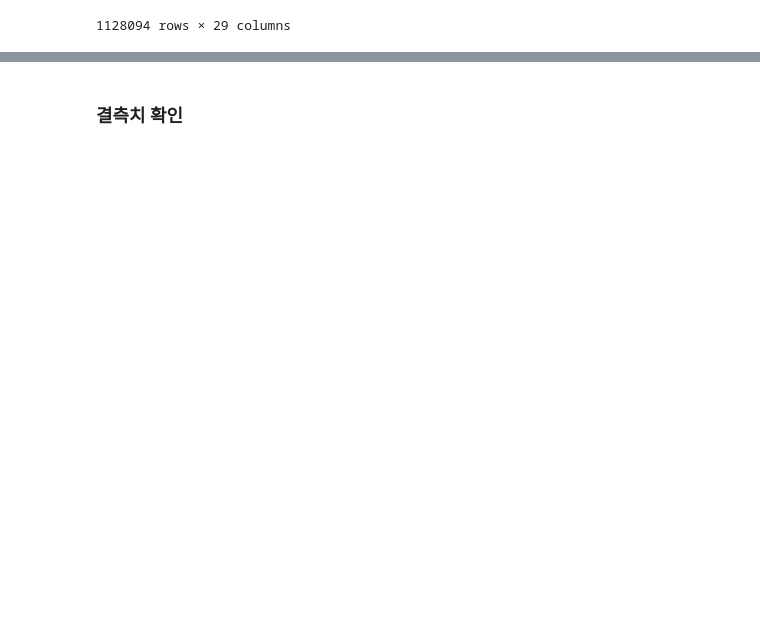
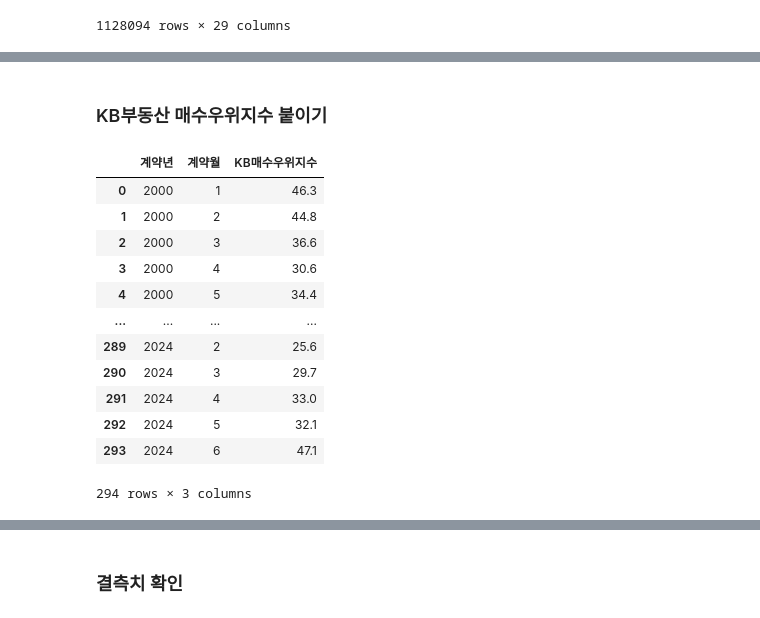
Before and after one commit to UpstageAILab3/upstage-ml-regression-ml5-pub, a Jupyter notebook: Model.ipynb, the cells around one changed output, grey strips where cells are left out. Saved outputs shown, nothing was run; the diff lists cells and outputs as text; code cells hidden in the pictures; blank space fills up the shorter version.

Commit message:
[feat] Add KB부동산 매수우위지수 데이터.

```diff
--- a/Model.ipynb
+++ b/Model.ipynb
@@ -195,0 +225,21 @@ df_concat
+# %% [markdown]
+### KB부동산 매수우위지수 붙이기
+# %%
+df_KbJisu = pd.read_csv('../매수우위지수.csv')
+df_KbJisu.drop(columns=['Unnamed: 0', '지역'], inplace=True)
+df_KbJisu.rename(columns={'기준년도':'계약년', '기준월':'계약월'}, inplace=True)
+df_KbJisu
+# %% [output]
+|  | 계약년 | 계약월 | KB매수우위지수 |
+| 0 | 2000 | 1 | 46.3 |
+| 1 | 2000 | 2 | 44.8 |
+| 2 | 2000 | 3 | 36.6 |
+| 3 | 2000 | 4 | 30.6 |
+| 4 | 2000 | 5 | 34.4 |
+| ... | ... | ... | ... |
+| 289 | 2024 | 2 | 25.6 |
+| 290 | 2024 | 3 | 29.7 |
+| 291 | 2024 | 4 | 33.0 |
+| 292 | 2024 | 5 | 32.1 |
+| 293 | 2024 | 6 | 47.1 |
+294 rows × 3 columns
```
Also changed, not shown: parts of 14 cells of this notebook.
